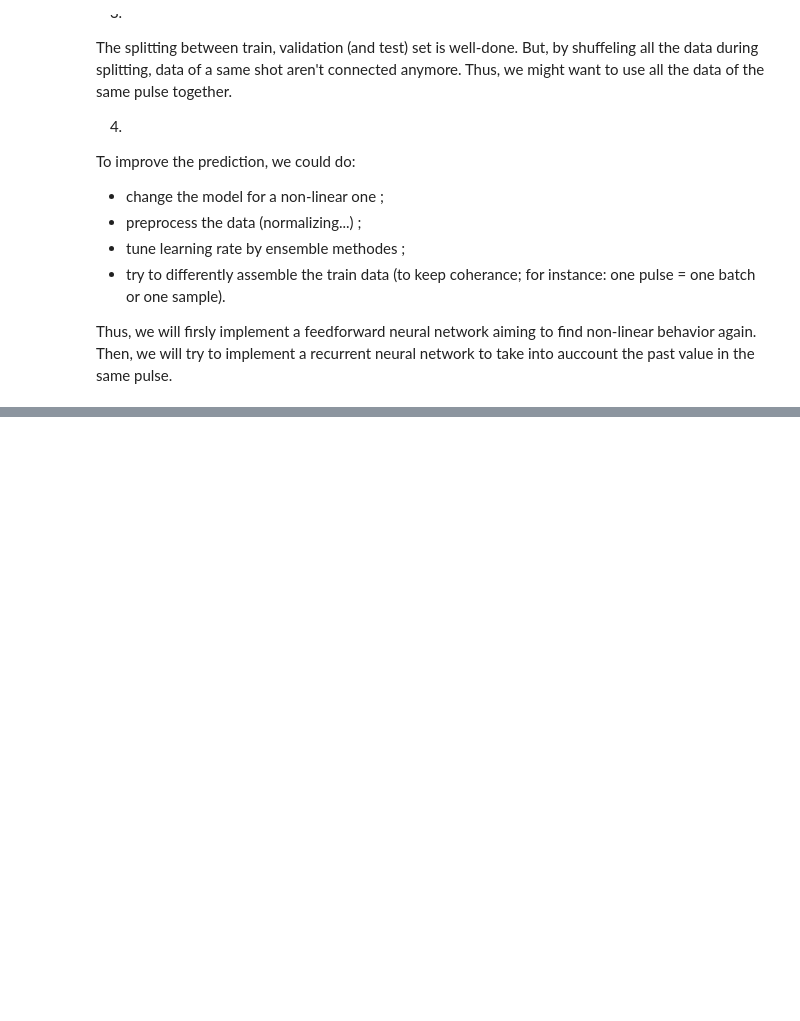
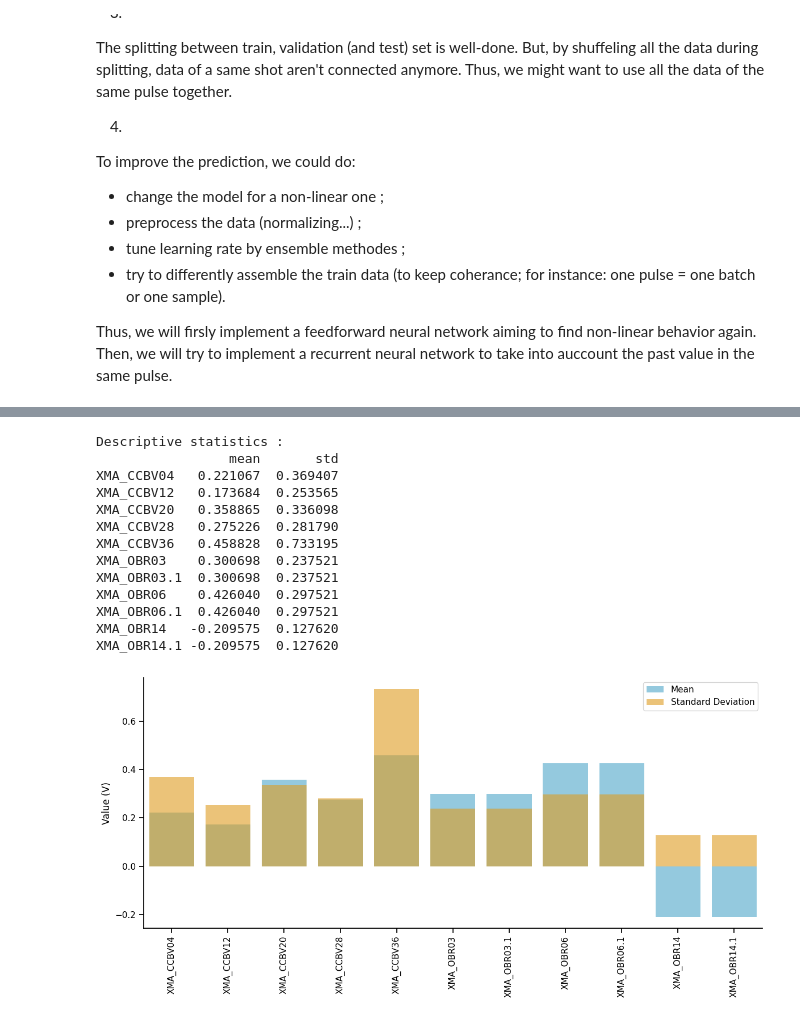
Before and after one commit to LouisBrusset/ITER-data-science-challenges, a Jupyter notebook: notebooks/MAST Plasma Current.ipynb, the cells around one changed output, grey strips where cells are left out. Cells and saved outputs as stored; diff of their text form; code cells hidden in the pictures; blank space fills up the shorter version.

Commit message:
Data visualization and analysis for Current

```diff
--- a/notebooks/MAST Plasma Current.ipynb
+++ b/notebooks/MAST Plasma Current.ipynb
@@ -238,3 +244,15 @@ To improve the prediction, we could do:
 
 Thus, we will firsly implement a feedforward neural network aiming to find non-linear behavior again.
 Then, we will try to implement a recurrent neural network to take into auccount the past value in the same pulse.
+# %%
+### Louis Brusset 20/05/2025
+
+# Find the path to the fair_mast_data directory
+path = pathlib.Path().absolute().parent / "fair_mast_data/plasma_current"
+print(list(path.glob('*.csv')))
+
+# Load the data
+train = pd.read_csv(path / "train.csv")
+test = pd.read_csv(path / "test.csv")
+
+print(train.head(2))
@@ -240,0 +284,38 @@ Then, we will try to implement a recurrent neural network to take into auccount
+# %%
+### Louis Brusset 20/05/2025
+
+# remove the first two columns amd making the last one
+train_without_index = train.iloc[:, 2:]
+train_without_plasma_current = train_without_index.iloc[:, :-2]
+
+# Descriptive statistics
+desc_stats = train_without_plasma_current.describe().T[['mean', 'std']] [:-2]
+print("Descriptive statistics :")
+print(desc_stats)
+
+plt.figure(figsize=(12, 6))
+
+sns.barplot(x=desc_stats.index, y=desc_stats["mean"], color="skyblue", label="Mean")
+sns.barplot(x=desc_stats.index, y=desc_stats["std"], color="orange", alpha=0.6, label="Standard Deviation")
+plt.xticks(rotation=90)
+plt.xlabel("")
+plt.ylabel("Value (V)")
+plt.legend()
+plt.tight_layout()
+sns.despine()
+plt.show()
+# %% [output]
+Descriptive statistics :
+                 mean       std
+XMA_CCBV04   0.221067  0.369407
+XMA_CCBV12   0.173684  0.253565
+XMA_CCBV20   0.358865  0.336098
+XMA_CCBV28   0.275226  0.281790
+XMA_CCBV36   0.458828  0.733195
+XMA_OBR03    0.300698  0.237521
+XMA_OBR03.1  0.300698  0.237521
+XMA_OBR06    0.426040  0.297521
+XMA_OBR06.1  0.426040  0.297521
+XMA_OBR14   -0.209575  0.127620
+XMA_OBR14.1 -0.209575  0.127620
+[figure, added]
```
Also changed, not shown: parts of 15 cells of this notebook.
